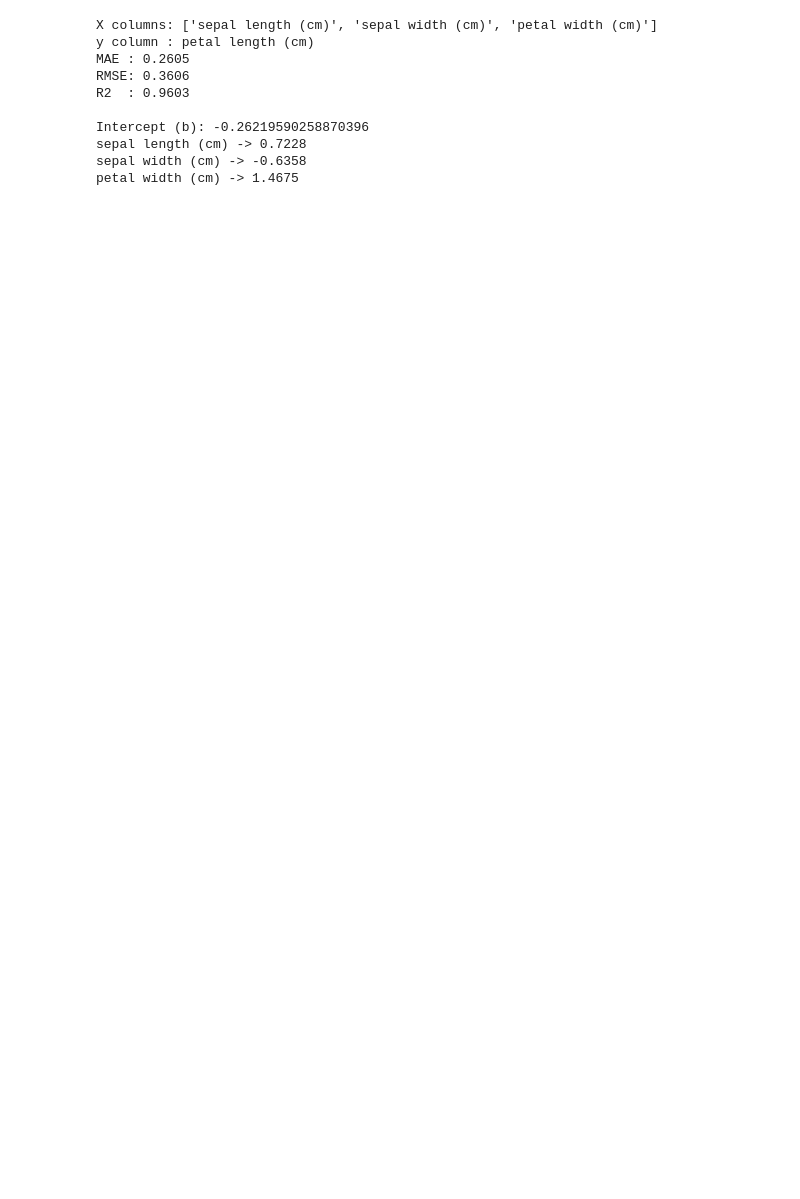
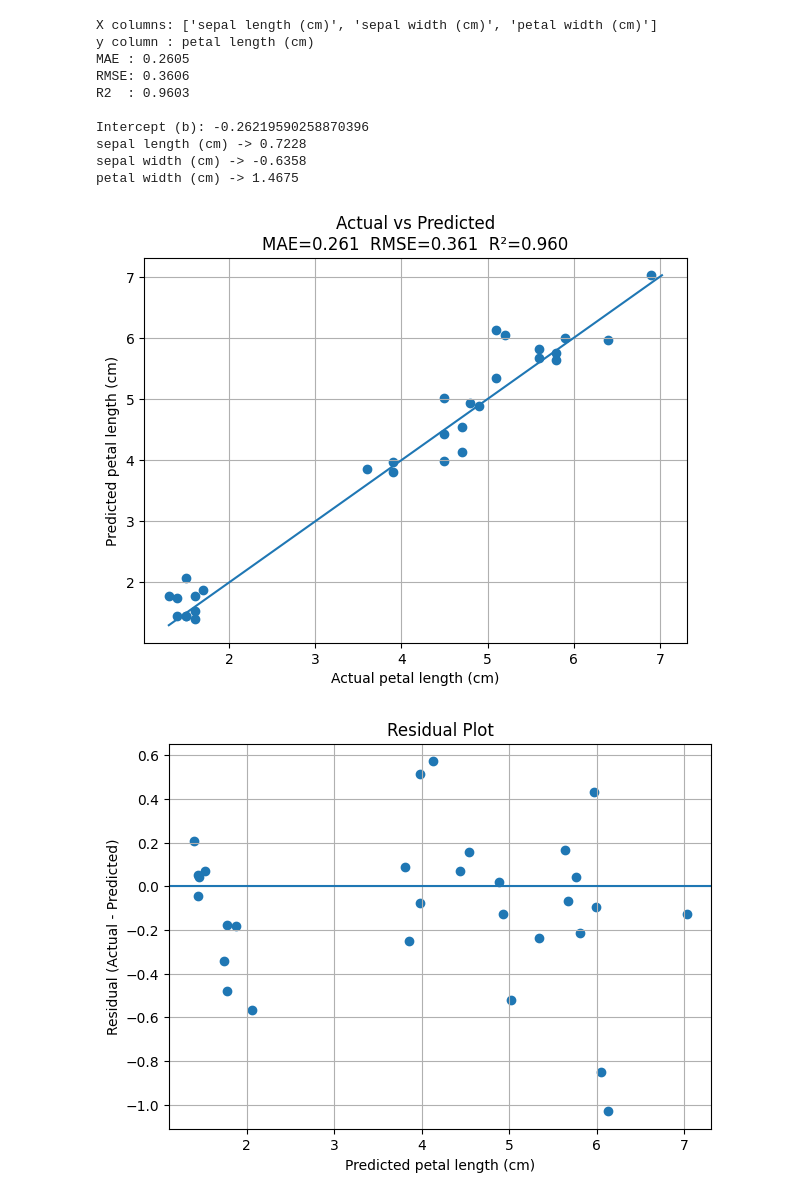
Before and after one commit to yusufsahin/python-training-maro, a Jupyter notebook: ders11.ipynb, the cells around one changed output. Cells and saved outputs as stored; diff of their text form; code cells hidden in the pictures; blank space fills up the shorter version.

```diff
--- a/ders11.ipynb
+++ b/ders11.ipynb
@@ -58,3 +58,72 @@ Intercept (b): -0.26219590258870396
 sepal length (cm) -> 0.7228
 sepal width (cm) -> -0.6358
 petal width (cm) -> 1.4675
+# %%
+import numpy as np
+import matplotlib.pyplot as plt
+
+from sklearn.datasets import load_iris
+from sklearn.model_selection import train_test_split
+from sklearn.linear_model import LinearRegression
+from sklearn.metrics import mean_absolute_error, mean_squared_error, r2_score
+
+# 1) Veri
+iris = load_iris()
+X_all = iris.data  # [sepal length, sepal width, petal length, petal width]
+feature_names = iris.feature_names
+
+# 2) Hedef: petal length (index=2)
+y = X_all[:, 2]
+
+# 3) Girdiler: petal length hariç 3 feature
+X = np.delete(X_all, 2, axis=1)
+
+# 4) Train/Test split
+X_train, X_test, y_train, y_test = train_test_split(
+    X, y, test_size=0.2, random_state=42
+)
+
+# 5) Model
+model = LinearRegression()
+model.fit(X_train, y_train)
+
+# 6) Tahmin
+pred = model.predict(X_test)
+
+# 7) Metrikler
+mae = mean_absolute_error(y_test, pred)
+mse = mean_squared_error(y_test, pred) # Removed squared=False
+rmse = np.sqrt(mse) # Calculate RMSE by taking the square root of MSE
+r2 = r2_score(y_test, pred)
+
+# -------------------------
+# PLOT 1: Actual vs Predicted
+# -------------------------
+plt.figure(figsize=(7, 5))
+plt.scatter(y_test, pred)
+plt.xlabel("Actual petal length (cm)")
+plt.ylabel("Predicted petal length (cm)")
+plt.title(f"Actual vs Predicted\nMAE={mae:.3f}  RMSE={rmse:.3f}  R²={r2:.3f}")
+
+# Referans çizgisi: y = x
+minv = min(y_test.min(), pred.min())
+maxv = max(y_test.max(), pred.max())
+plt.plot([minv, maxv], [minv, maxv])
+plt.grid(True)
+plt.show()
+
+# -------------------------
+# PLOT 2: Residual Plot
+# -------------------------
+residuals = y_test - pred
+plt.figure(figsize=(7, 5))
+plt.scatter(pred, residuals)
+plt.axhline(0)
+plt.xlabel("Predicted petal length (cm)")
+plt.ylabel("Residual (Actual - Predicted)")
+plt.title("Residual Plot")
+plt.grid(True)
+plt.show()
+# %% [output]
+[figure, added]
+[figure, added]
```
